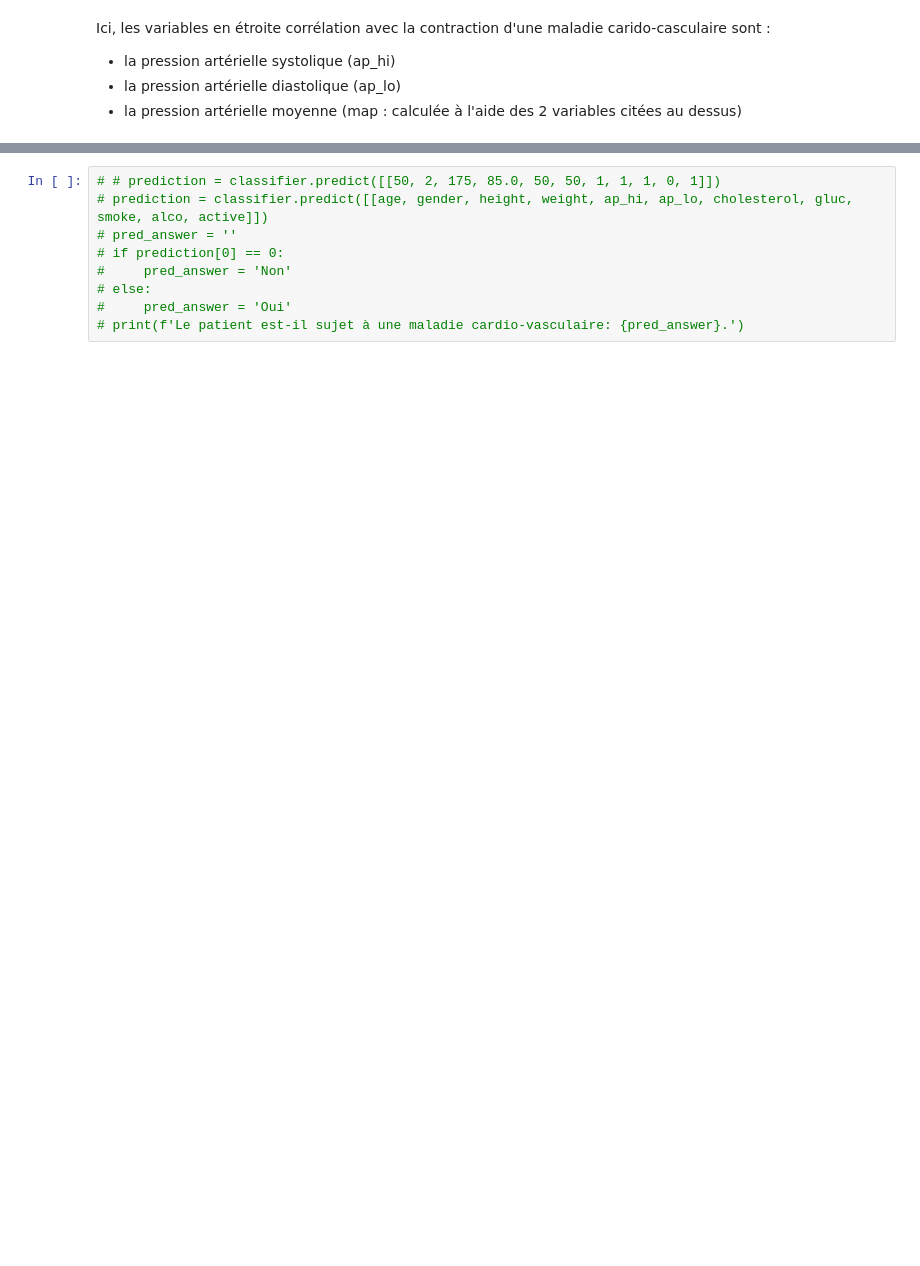
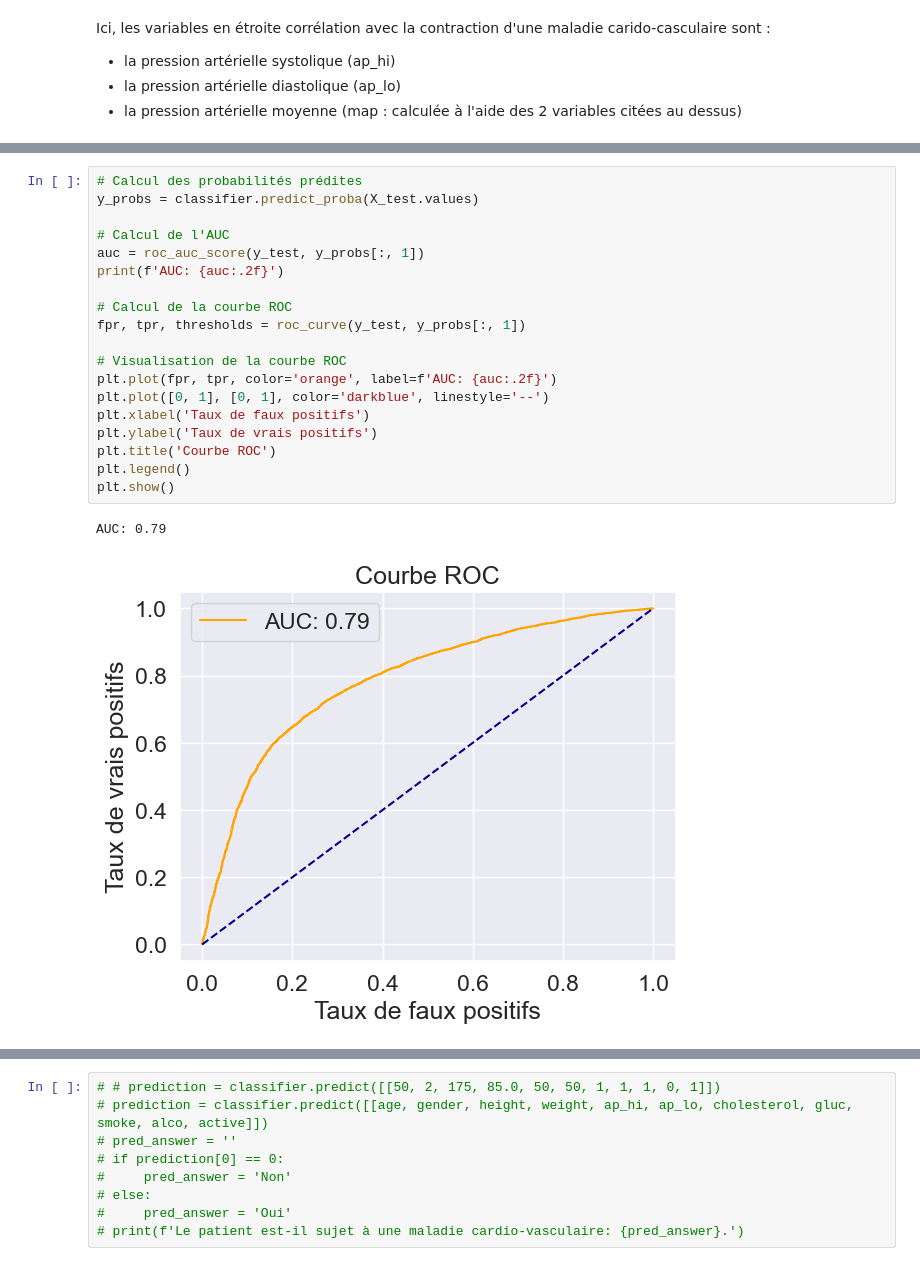
Before and after one commit to marwan-rouissi/cardio-vasc-risks, a Jupyter notebook: cardio-vasc-risks.ipynb, the cells around one changed output, grey strips where cells are left out. Cells and saved outputs as stored; diff of their text form; blank space fills up the shorter version.

```diff
--- a/cardio-vasc-risks.ipynb
+++ b/cardio-vasc-risks.ipynb
@@ -591,0 +508,22 @@ weighted avg       0.72      0.71      0.71     11912
+# %%
+# Calcul des probabilités prédites
+y_probs = classifier.predict_proba(X_test.values)
+
+# Calcul de l'AUC
+auc = roc_auc_score(y_test, y_probs[:, 1])
+print(f'AUC: {auc:.2f}')
+
+# Calcul de la courbe ROC
+fpr, tpr, thresholds = roc_curve(y_test, y_probs[:, 1])
+
+# Visualisation de la courbe ROC
+plt.plot(fpr, tpr, color='orange', label=f'AUC: {auc:.2f}')
+plt.plot([0, 1], [0, 1], color='darkblue', linestyle='--')
+plt.xlabel('Taux de faux positifs')
+plt.ylabel('Taux de vrais positifs')
+plt.title('Courbe ROC')
+plt.legend()
+plt.show()
+# %% [output]
+AUC: 0.79
+[figure, new version]
```
Also changed, not shown: parts of 76 cells of this notebook.
